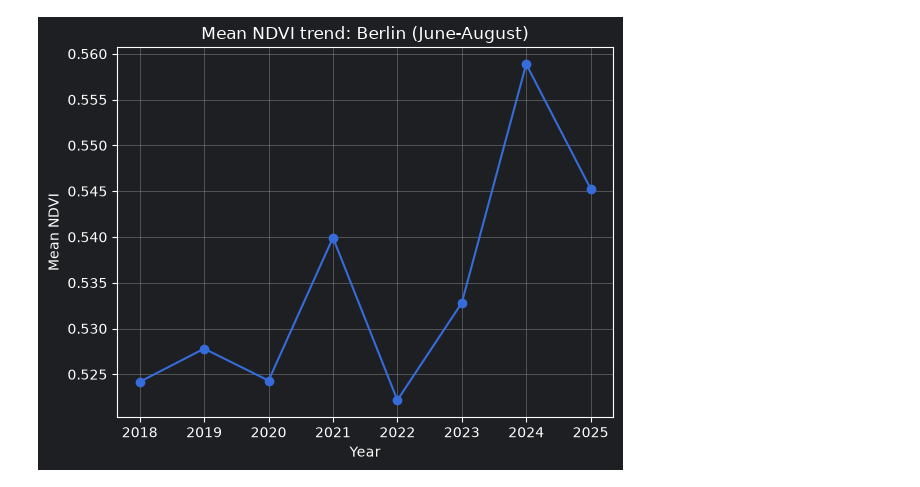
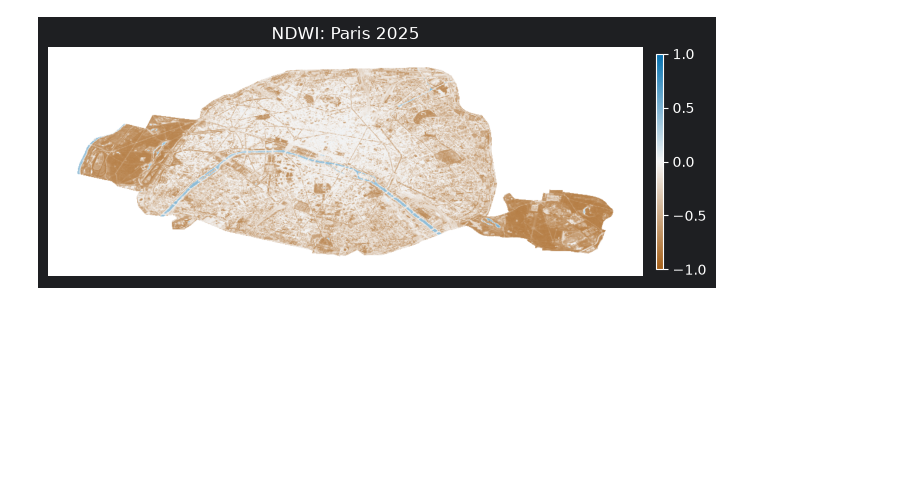
Before and after one commit to satvik007vk/city_landscape_change, a Jupyter notebook: src/visualise/visualise.ipynb, the cells around one changed output. Drawn from its saved outputs; the diff is of its cells as text; code cells hidden in the pictures; blank space fills up the shorter version.

Commit message:
refactor: map cleanup and finalise ndvi ndwi

```diff
--- a/src/visualise/visualise.ipynb
+++ b/src/visualise/visualise.ipynb
@@ -76,0 +26,57 @@ def compute_ndvi_trend(
+# %%
+CITY = Cities.PARIS.value
+aoi = load_city_aoi(CITY.name)
+index = "NDWI"  # choose from NDVI or NDWI
+image = add_indices(get_one_year_composite(aoi, YEAR))
+
+YEAR = 2025
+# %%
+import ee
+import matplotlib.colors as mcolors
+import matplotlib.pyplot as plt
+import numpy as np
+
+INDEX_PALETTES = {
+    "NDVI": ["#d73027", "#ffffbf", "#1a9850"],  # red = low/no vegetation, green = dense
+    "NDWI": ["#a6611a", "#f5f5f5", "#0571b0"],  # brown = dry, blue = water
+}
+
+
+def show_index_map(aoi: ee.Geometry, image: ee.Image, index: str) -> geemap.Map:
+    index_vis = {"min": -1, "max": 1, "palette": INDEX_PALETTES[index]}
+
+    Map = geemap.Map()
+    Map.centerObject(aoi, zoom=11)
+    Map.addLayer(image.select(index), index_vis, index)
+    Map.add_colorbar(index_vis, label=index)
+    return Map
+
+
+# show_index_map(aoi, image, "NDVI")
+
+
+def show_static_index_map(
+    aoi: ee.Geometry, image: ee.Image, index: str, buffer_meters: int = 1000
+) -> None:
+    buffered_aoi = aoi.buffer(buffer_meters)
+    index_array = geemap.ee_to_numpy(
+        image, region=buffered_aoi, bands=[index], scale=30
+    )[:, :, 0]
+    # ee.data.computePixels fills masked/no-data pixels with 0 (not NaN), so treat
+    # exact zeros as no-data to render them white via cmap.set_bad instead of the
+    # colormap's midpoint color.
+    index_array = np.where(index_array == 0, np.nan, index_array)
+
+    plt.figure(figsize=(8, 8))
+    cmap = mcolors.LinearSegmentedColormap.from_list(index, INDEX_PALETTES[index])
+    cmap.set_bad(color="white")
+    im = plt.imshow(index_array, cmap=cmap, vmin=-1, vmax=1)
+    plt.colorbar(im, fraction=0.02, pad=0.02, shrink=0.35, aspect=30)
+    plt.title(f"{index}: {CITY.name} {YEAR}")
+    plt.axis("off")
+    plt.show()
+
+
+show_static_index_map(aoi, image, index)
+# %% [output]
+[figure, added]
@@ -77,22 +116,15 @@ def compute_ndvi_trend(
 # %%
-import matplotlib.pyplot as plt
-
-
-def plot_ndvi_trend(
-    years: list[int], mean_ndvi_values: list[float], city_name: str
+def plot_index_trend(
+    years: list[int], mean_values: list[float], city_name: str, index: str
 ) -> None:
-    plt.plot(years, mean_ndvi_values, marker="o")
+    plt.plot(years, mean_values, marker="o")
     plt.xlabel("Year")
-    plt.ylabel("Mean NDVI")
-    plt.title(
-        f"Mean NDVI trend: {city_name} (June-August)"
-    )  # TODO - take month name sin the title as variable
+    plt.ylabel(f"Mean {index}")
+    plt.title(f"Mean {index} trend: {city_name} (June-August)")
     plt.grid(True)
     plt.show()
 
 
-years, mean_ndvi_values = compute_ndvi_trend(aoi, START_YEAR, END_YEAR)
-plot_ndvi_trend(years, mean_ndvi_values, CITY.name)
+years, mean_values = compute_index_trend(aoi, START_YEAR, END_YEAR, index=index)
+# plot_index_trend(years, mean_values, CITY.name, index=index)
-# %% [output]
-[figure, removed]
 # %%
```
Also changed, not shown: parts of 6 cells of this notebook.
